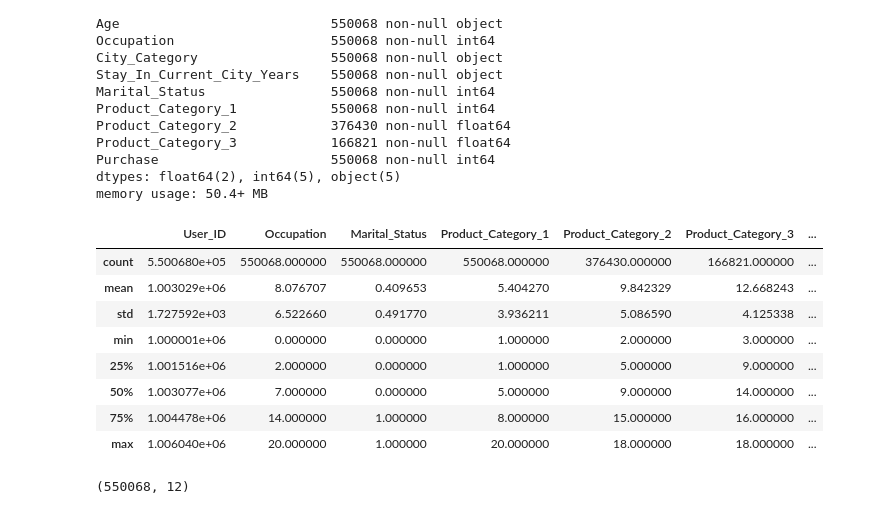
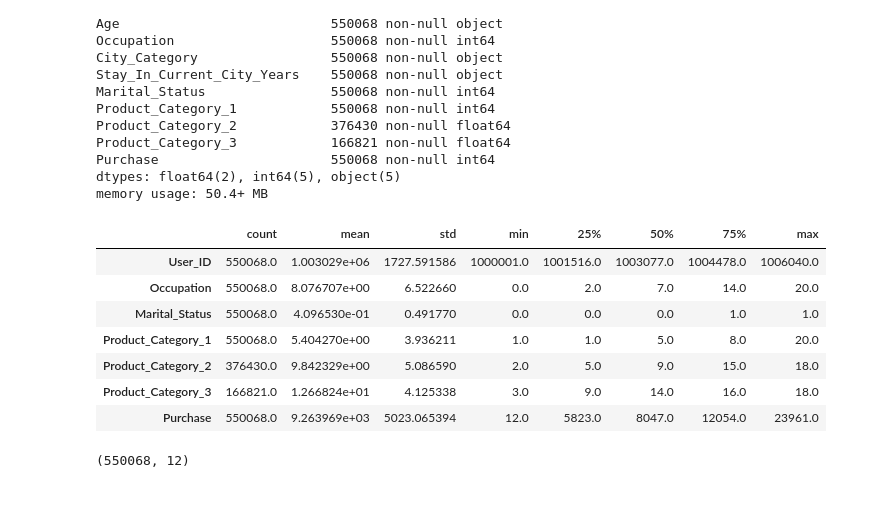
Before and after one commit to leomcp/AVML, a Jupyter notebook: Black_Friday.ipynb, the cells around one changed output. Cells and saved outputs as stored; diff of their text form; code cells hidden in the pictures.

```diff
--- a/Black_Friday.ipynb
+++ b/Black_Friday.ipynb
@@ -63,17 +72,16 @@ Purchase                      550068 non-null int64
 dtypes: float64(2), int64(5), object(5)
 memory usage: 50.4+ MB
 # %%
-df_train.describe()
+df_train.describe().transpose()
 # %% [output]
-|  | User_ID | Occupation | Marital_Status | Product_Category_1 | Product_Category_2 | Product_Category_3 | ... |
-| count | 5.500680e+05 | 550068.000000 | 550068.000000 | 550068.000000 | 376430.000000 | 166821.000000 | ... |
-| mean | 1.003029e+06 | 8.076707 | 0.409653 | 5.404270 | 9.842329 | 12.668243 | ... |
-| std | 1.727592e+03 | 6.522660 | 0.491770 | 3.936211 | 5.086590 | 4.125338 | ... |
-| min | 1.000001e+06 | 0.000000 | 0.000000 | 1.000000 | 2.000000 | 3.000000 | ... |
-| 25% | 1.001516e+06 | 2.000000 | 0.000000 | 1.000000 | 5.000000 | 9.000000 | ... |
-| 50% | 1.003077e+06 | 7.000000 | 0.000000 | 5.000000 | 9.000000 | 14.000000 | ... |
-| 75% | 1.004478e+06 | 14.000000 | 1.000000 | 8.000000 | 15.000000 | 16.000000 | ... |
-| max | 1.006040e+06 | 20.000000 | 1.000000 | 20.000000 | 18.000000 | 18.000000 | ... |
+|  | count | mean | std | min | 25% | 50% | 75% | max |
+| User_ID | 550068.0 | 1.003029e+06 | 1727.591586 | 1000001.0 | 1001516.0 | 1003077.0 | 1004478.0 | 1006040.0 |
+| Occupation | 550068.0 | 8.076707e+00 | 6.522660 | 0.0 | 2.0 | 7.0 | 14.0 | 20.0 |
+| Marital_Status | 550068.0 | 4.096530e-01 | 0.491770 | 0.0 | 0.0 | 0.0 | 1.0 | 1.0 |
+| Product_Category_1 | 550068.0 | 5.404270e+00 | 3.936211 | 1.0 | 1.0 | 5.0 | 8.0 | 20.0 |
+| Product_Category_2 | 376430.0 | 9.842329e+00 | 5.086590 | 2.0 | 5.0 | 9.0 | 15.0 | 18.0 |
+| Product_Category_3 | 166821.0 | 1.266824e+01 | 4.125338 | 3.0 | 9.0 | 14.0 | 16.0 | 18.0 |
+| Purchase | 550068.0 | 9.263969e+03 | 5023.065394 | 12.0 | 5823.0 | 8047.0 | 12054.0 | 23961.0 |
 # %%
 df_train.shape
 # %% [output]
```
Also changed, not shown: parts of 34 cells of this notebook, 1 other file.
